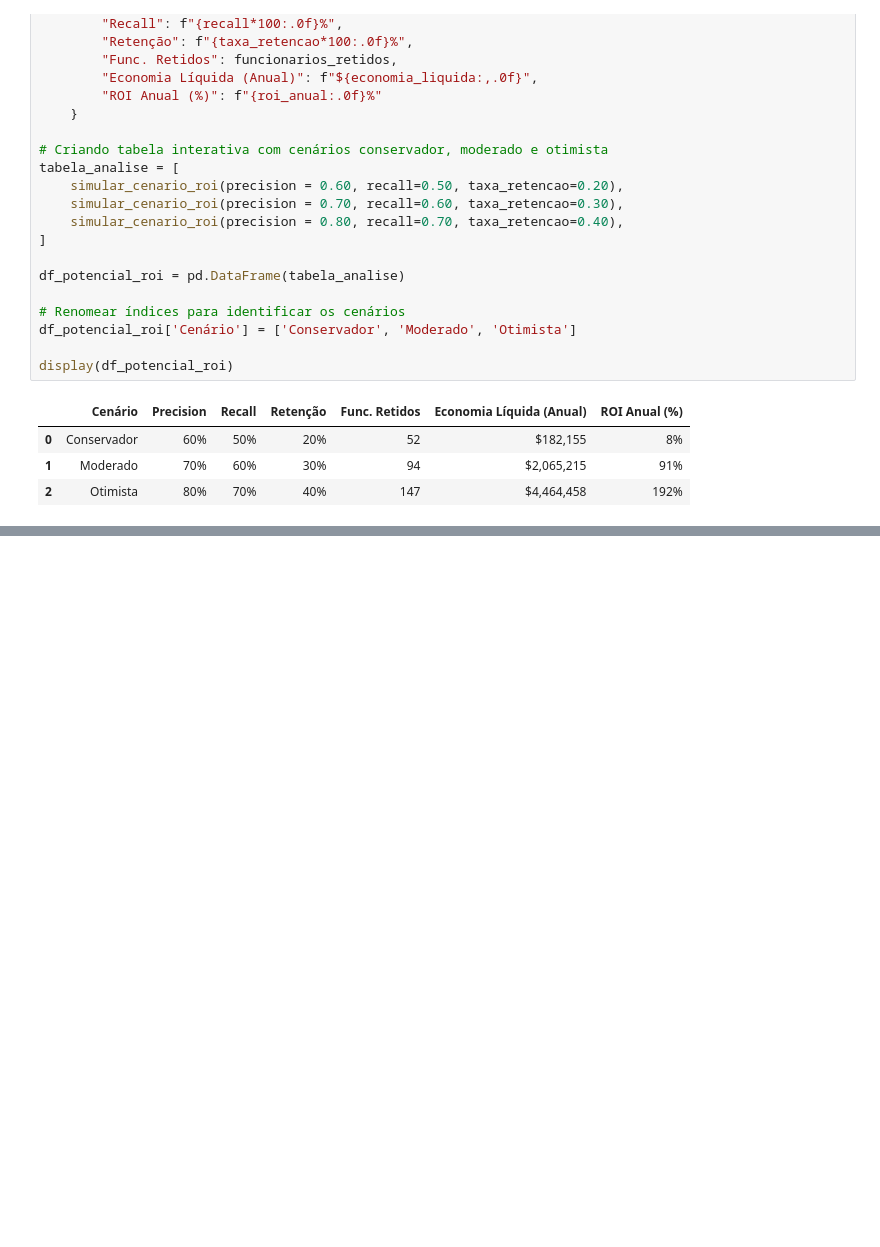
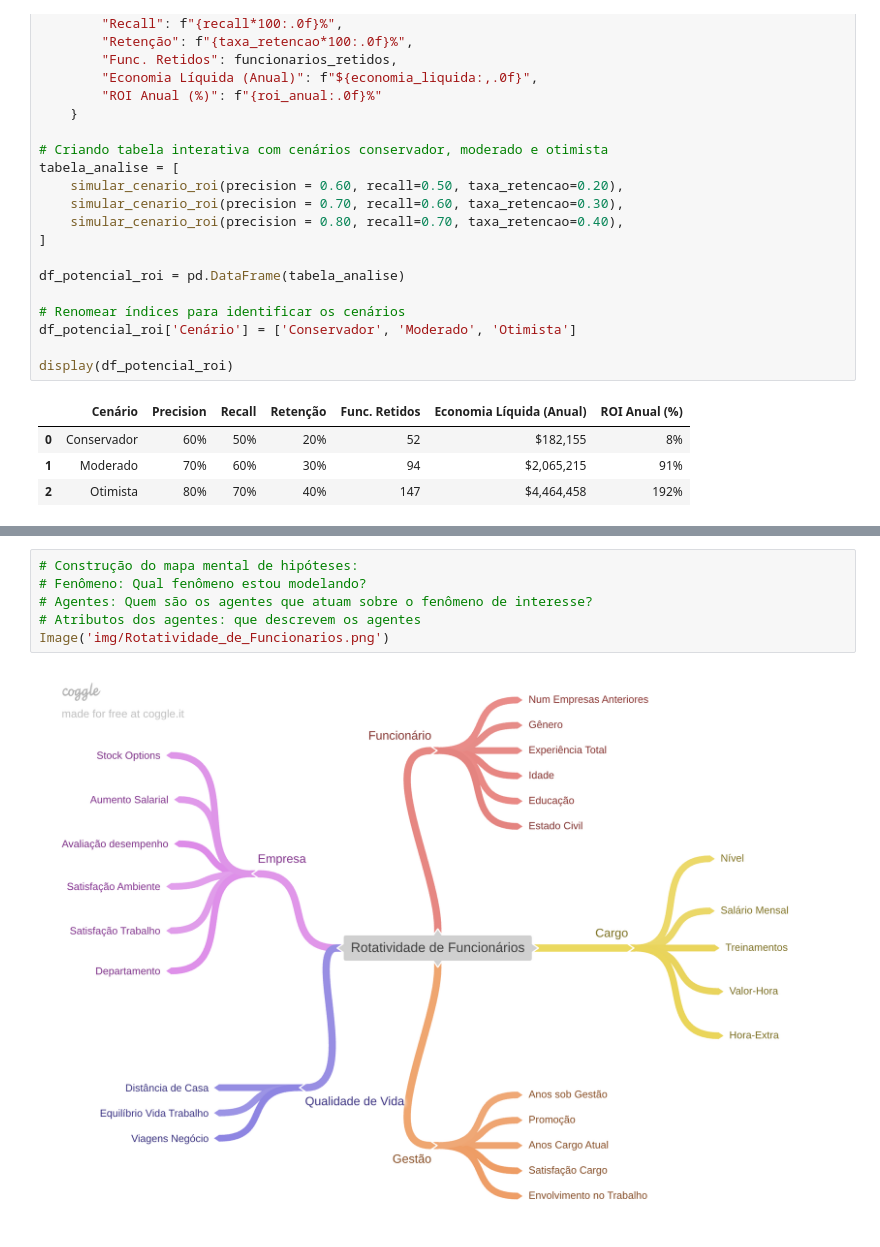
Before and after one commit to alvaro-morais-png/rotatividade_funcionarios, a Jupyter notebook: analise-rotatividade.ipynb, the cells around one changed output, grey strips where cells are left out. Drawn from its saved outputs; the diff is of its cells as text; blank space fills up the shorter version.

```diff
--- a/analise-rotatividade.ipynb
+++ b/analise-rotatividade.ipynb
@@ -108,0 +298,8 @@ baseline_df.head().T
+# %%
+# Construção do mapa mental de hipóteses:
+# Fenômeno: Qual fenômeno estou modelando?
+# Agentes: Quem são os agentes que atuam sobre o fenômeno de interesse?
+# Atributos dos agentes: que descrevem os agentes
+Image('img/Rotatividade_de_Funcionarios.png')
+# %% [output]
+[figure, added]
```
Also changed, not shown: parts of 25 cells of this notebook, 2 other files.
